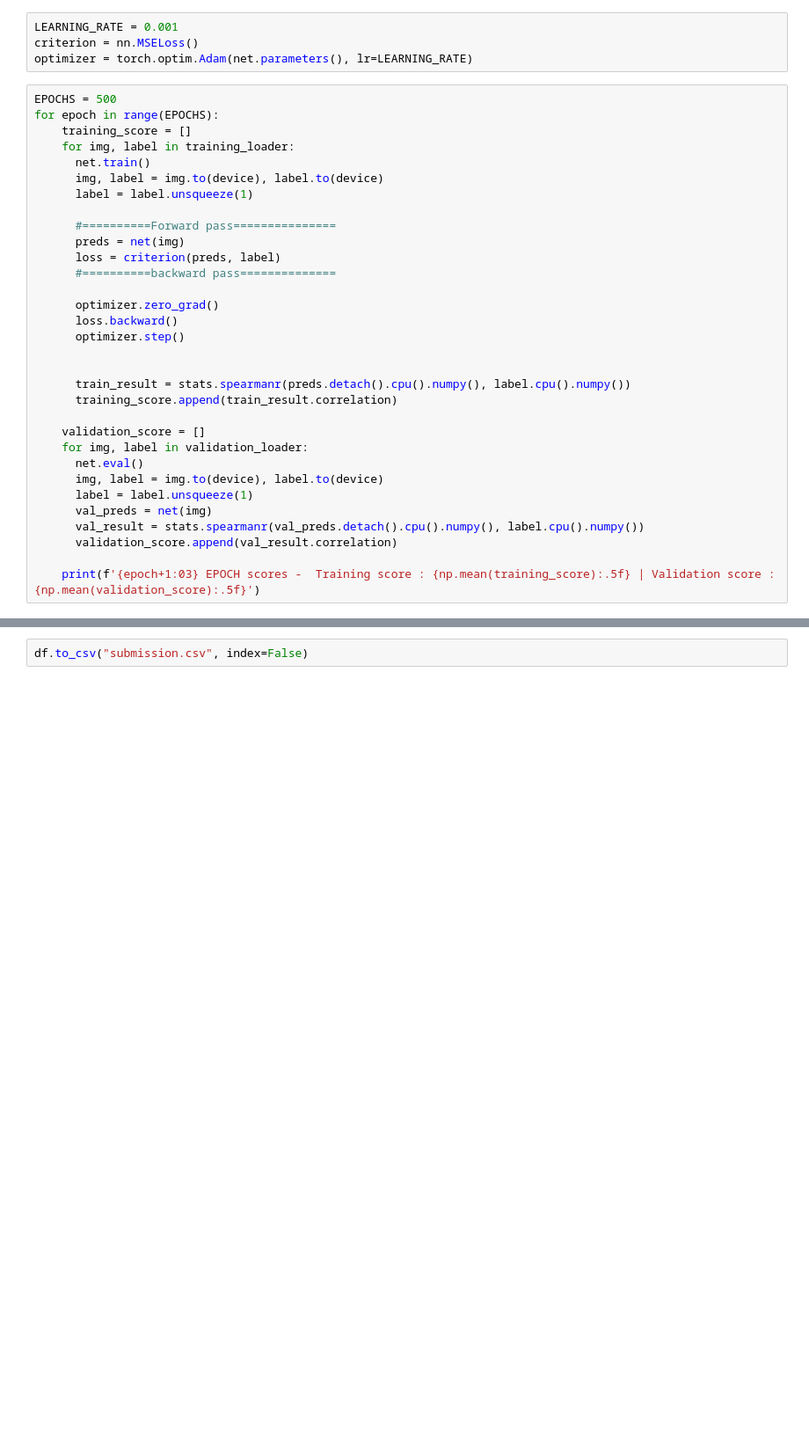
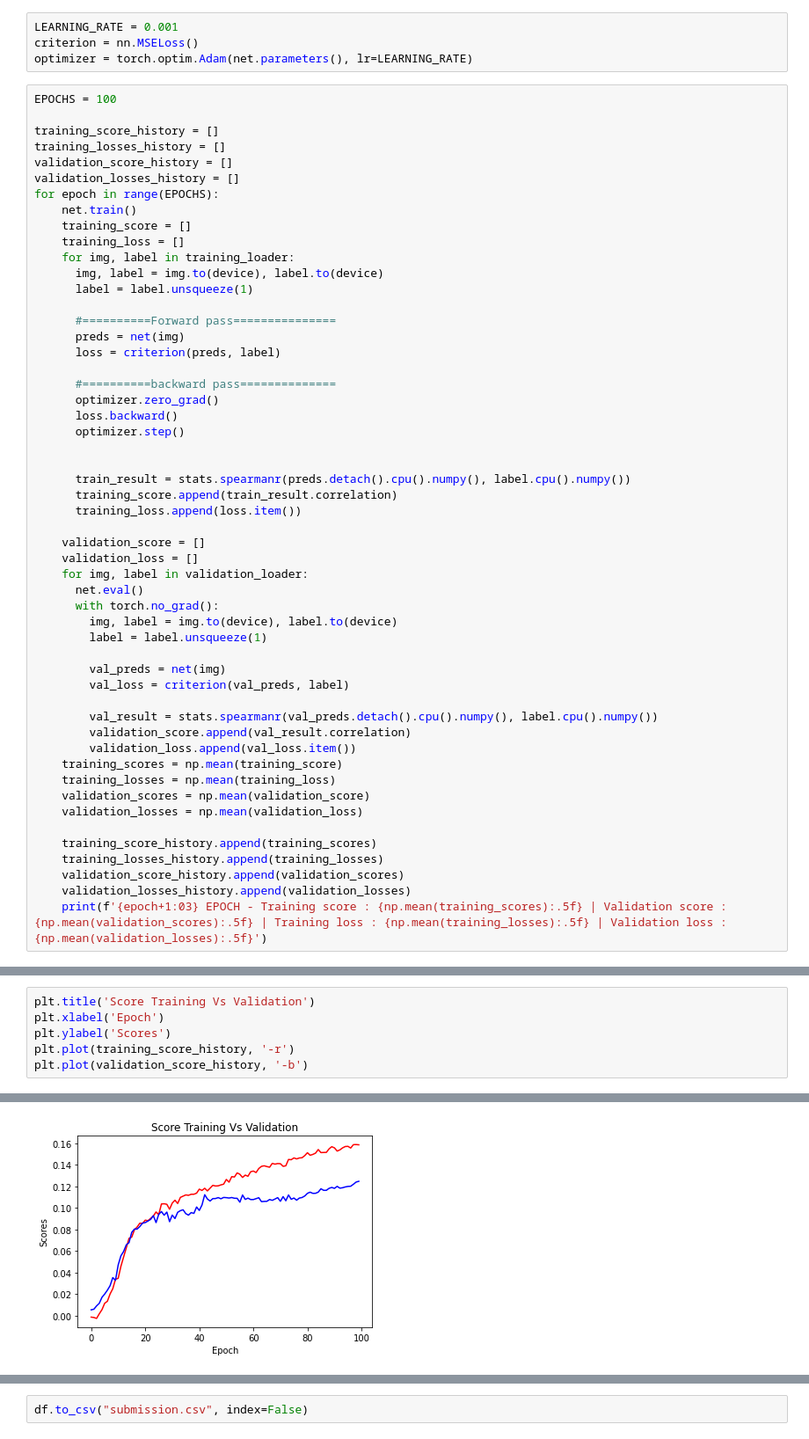
Before and after one commit to gopinathak-geek/novozymes-enzyme-stability-prediction, a Jupyter notebook: NovoModel.ipynb, the cells around one changed output, grey strips where cells are left out. Shown at 88% size. Drawn from its saved outputs; the diff is of its cells as text; blank space fills up the shorter version.

```diff
--- a/NovoModel.ipynb
+++ b/NovoModel.ipynb
@@ -221,19 +295,25 @@ LEARNING_RATE = 0.001
 criterion = nn.MSELoss()
 optimizer = torch.optim.Adam(net.parameters(), lr=LEARNING_RATE)
 # %%
-EPOCHS = 500
+EPOCHS = 100
+
+training_score_history = []
+training_losses_history = []
+validation_score_history = []
+validation_losses_history = []
 for epoch in range(EPOCHS):
+    net.train()
     training_score = []
+    training_loss = []
     for img, label in training_loader:
-      net.train()
       img, label = img.to(device), label.to(device)
       label = label.unsqueeze(1)
 
       #==========Forward pass===============
       preds = net(img)
       loss = criterion(preds, label)
+
       #==========backward pass==============
-
       optimizer.zero_grad()
       loss.backward()
       optimizer.step()
@@ -241,15 +321,30 @@ for epoch in range(EPOCHS):
 
       train_result = stats.spearmanr(preds.detach().cpu().numpy(), label.cpu().numpy())
       training_score.append(train_result.correlation)
+      training_loss.append(loss.item())
 
     validation_score = []
+    validation_loss = []
     for img, label in validation_loader:
       net.eval()
-      img, label = img.to(device), label.to(device)
-      label = label.unsqueeze(1)
-      val_preds = net(img)
-      val_result = stats.spearmanr(val_preds.detach().cpu().numpy(), label.cpu().numpy())
-      validation_score.append(val_result.correlation)
+      with torch.no_grad():
+        img, label = img.to(device), label.to(device)
+        label = label.unsqueeze(1)
 
-    print(f'{epoch+1:03} EPOCH scores -  Training score : {np.mean(training_score):.5f} | Validation score : {np.mean(validation_score):.5f}')
+        val_preds = net(img)
+        val_loss = criterion(val_preds, label)
+
+        val_result = stats.spearmanr(val_preds.detach().cpu().numpy(), label.cpu().numpy())
+        validation_score.append(val_result.correlation)
+        validation_loss.append(val_loss.item())
+    training_scores = np.mean(training_score)
+    training_losses = np.mean(training_loss)
+    validation_scores = np.mean(validation_score)
+    validation_losses = np.mean(validation_loss)
+
+    training_score_history.append(training_scores)
+    training_losses_history.append(training_losses)
+    validation_score_history.append(validation_scores)
+    validation_losses_history.append(validation_losses)
+    print(f'{epoch+1:03} EPOCH - Training score : {np.mean(training_scores):.5f} | Validation score : {np.mean(validation_scores):.5f} | Training loss : {np.mean(training_losses):.5f} | Validation loss : {np.mean(validation_losses):.5f}')
 # %% [output]
@@ -295,0 +379,7 @@ memory usage: 75.5+ KB
+# %%
+plt.title('Score Training Vs Validation')
+plt.xlabel('Epoch')
+plt.ylabel('Scores')
+plt.plot(training_score_history, '-r')
+plt.plot(validation_score_history, '-b')
+# %% [output]
@@ -295,0 +387 @@ memory usage: 75.5+ KB
+[figure, added]
```
Also changed, not shown: parts of 60 cells of this notebook.
